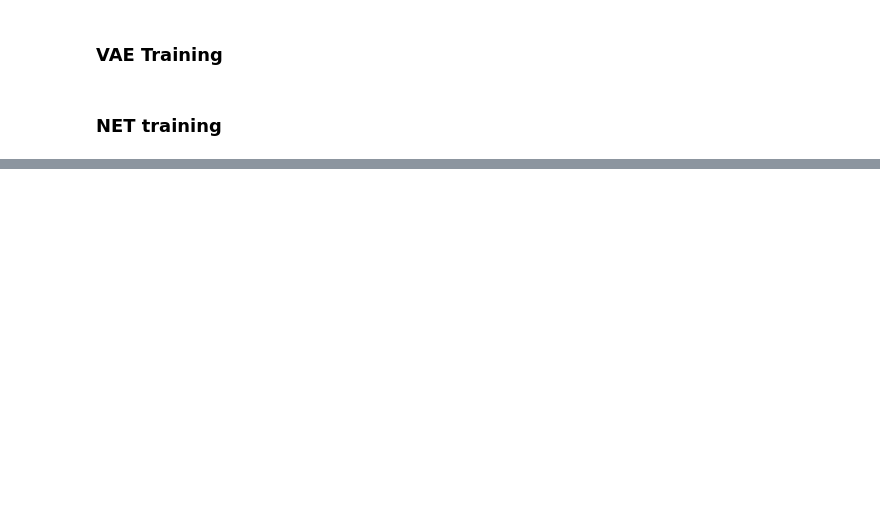
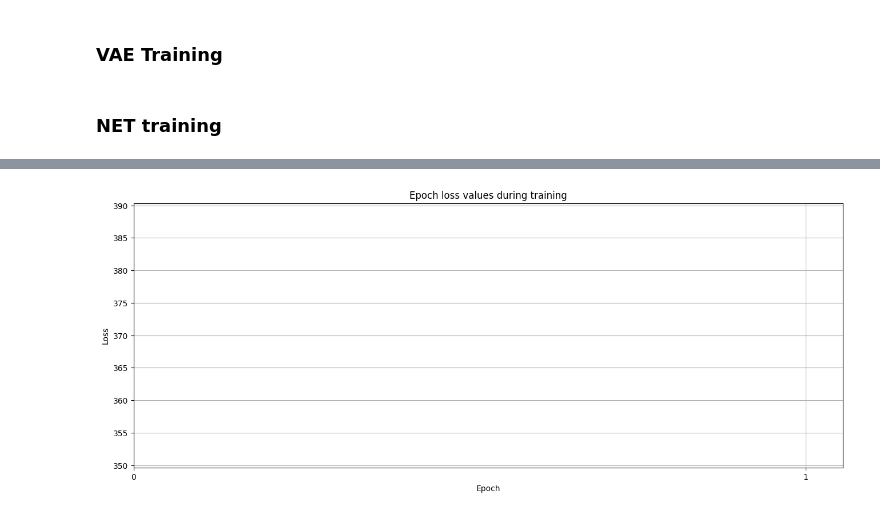
Before and after one commit to Alireza-Ghafouri/Semi-Supervied-learning-using-VAE-PyTorch, a Jupyter notebook: SSL_main.ipynb, the cells around one changed output, grey strips where cells are left out. Cells and saved outputs as stored; diff of their text form; code cells hidden in the pictures; blank space fills up the shorter version.

```diff
--- a/SSL_main.ipynb
+++ b/SSL_main.ipynb
@@ -506,0 +519,36 @@ from torch.optim.lr_scheduler import StepLR,ExponentialLR
+# %%
+EPOCHS=1
+loss_values=[np.nan]
+
+for epoch in range(EPOCHS):
+    net.train()
+    running_loss = 0.0
+    epoch_loss=0.0
+    for i, data in tqdm(enumerate(trainloader, 0), desc="Training Progress"):
+        # get the inputs; data is a list of [inputs, labels]
+        inputs, labels = data[0].to(device), data[1].to(device)
+
+        # zero the parameter gradients
+        optimizer.zero_grad()
+
+        # forward + backward + optimize
+        recon_images, mu, logvar, y, logits = net(inputs)
+        loss = net.loss(recon_images, inputs, y, mu, logvar, logits, labels, beta=100)
+        loss.backward()
+        optimizer.step()
+
+
+        # print statistics
+        running_loss += loss.item()
+        epoch_loss += loss.item()
+
+        if i % 1000 == 999:    # print every 1000 mini-batches
+            print(f'[{epoch + 1}, {i + 1:5d}] running loss: {running_loss / 1000:.1f}')
+            running_loss = 0.0
+    epoch_loss /= len(trainloader) * batch_size
+    loss_values.append(epoch_loss)
+    print(f'Epoch {epoch + 1} loss: {epoch_loss:.3f}')
+    scheduler.step()
+
+print()
+print('Training Finished... ')
@@ -506,0 +603,11 @@ from torch.optim.lr_scheduler import StepLR,ExponentialLR
+# %%
+plt.figure(figsize=(16,6))
+plt.plot(loss_values,color='red')
+plt.xticks(np.arange(0, EPOCHS+1, step=1))
+plt.grid()
+plt.xlabel('Epoch')
+plt.ylabel('Loss')
+plt.title('Epoch loss values during training')
+plt.savefig('./Classification_losses_plot.png');
+# %% [output]
+[figure, added]
```
Also changed, not shown: parts of 10 cells of this notebook.
